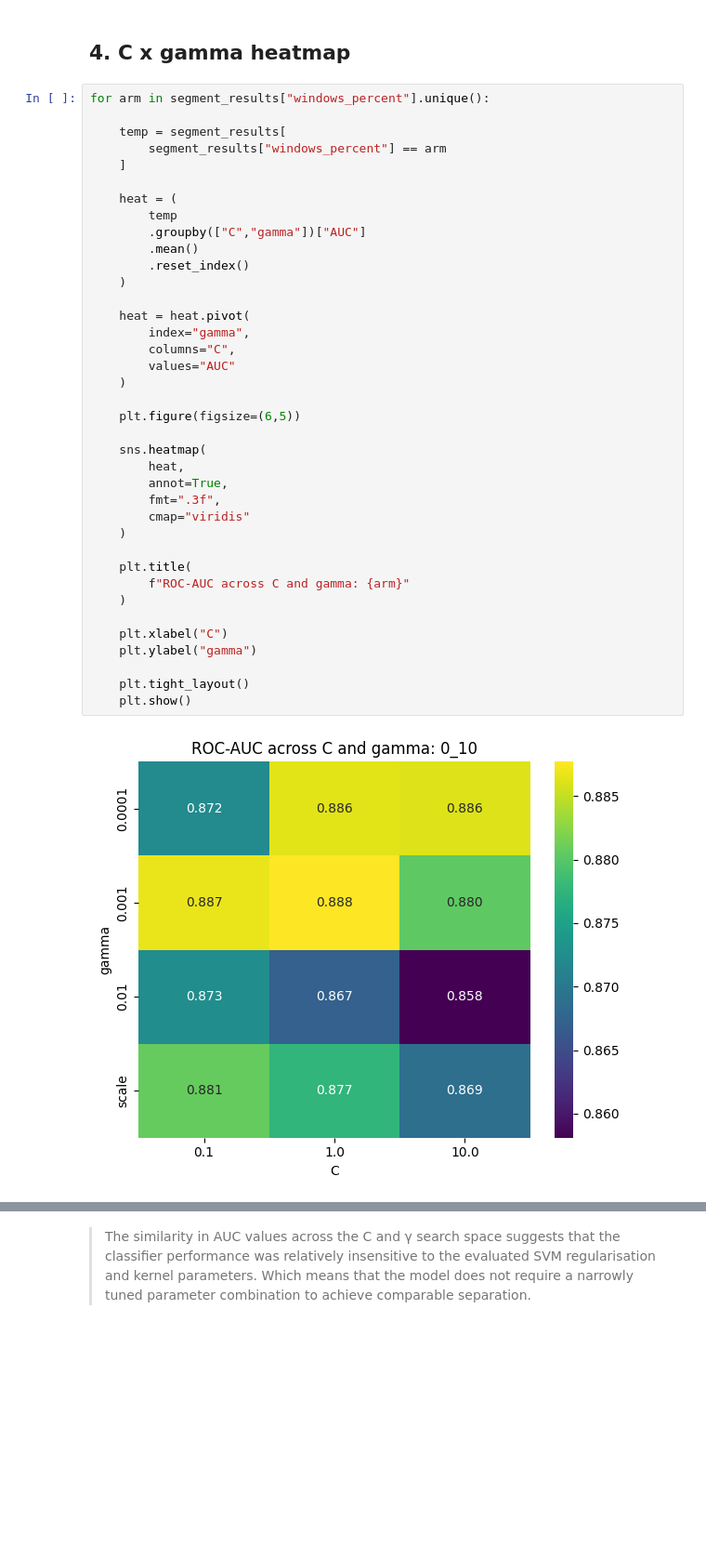
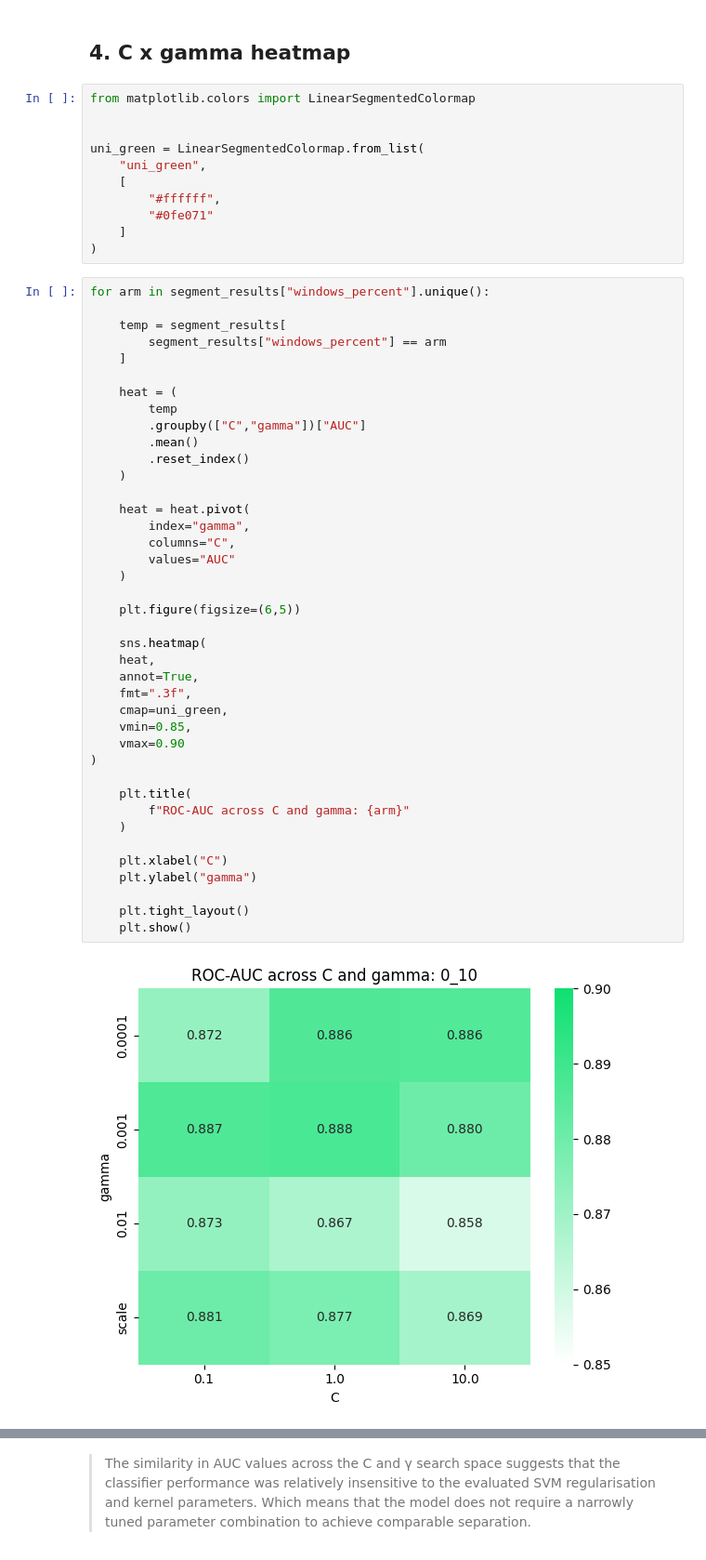
Before and after one commit to ritzww/THESIS_Directed_Connectivity_and_Data_Leakage_In_EEG_Seizure_Detection, a Jupyter notebook: 11. Segment Level Results.ipynb, the cells around one changed output, grey strips where cells are left out. Shown at 93% size. Drawn from its saved outputs; the diff is of its cells as text; blank space fills up the shorter version.

```diff
--- a/11. Segment Level Results.ipynb
+++ b/11. Segment Level Results.ipynb
@@ -175,5 +295,16 @@ plt.show()
 # %% [markdown]
 ## 4. C x gamma heatmap
+# %%
+from matplotlib.colors import LinearSegmentedColormap
+
+
+uni_green = LinearSegmentedColormap.from_list(
+    "uni_green",
+    [
+        "#ffffff",
+        "#0fe071"
+    ]
+)
 # %%
 for arm in segment_results["windows_percent"].unique():
 
@@ -181,36 +312,38 @@ for arm in segment_results["windows_percent"].unique():
         segment_results["windows_percent"] == arm
     ]
 
     heat = (
         temp
         .groupby(["C","gamma"])["AUC"]
         .mean()
         .reset_index()
     )
 
     heat = heat.pivot(
         index="gamma",
         columns="C",
         values="AUC"
     )
 
     plt.figure(figsize=(6,5))
 
     sns.heatmap(
-        heat,
-        annot=True,
-        fmt=".3f",
-        cmap="viridis"
-    )
+    heat,
+    annot=True,
+    fmt=".3f",
+    cmap=uni_green,
+    vmin=0.85,
+    vmax=0.90
+)
 
     plt.title(
         f"ROC-AUC across C and gamma: {arm}"
     )
 
     plt.xlabel("C")
     plt.ylabel("gamma")
 
     plt.tight_layout()
     plt.show()
 # %% [output]
-[figure, old version]
+[figure, new version]
```
Also changed, not shown: parts of 4 cells of this notebook, 3 other files.
